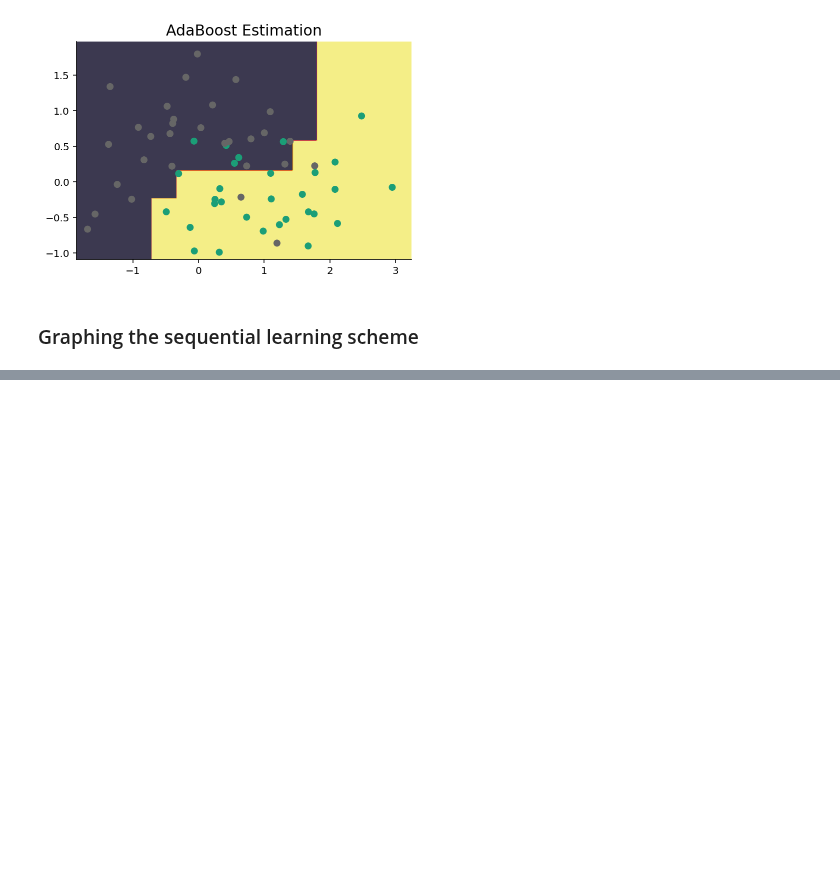
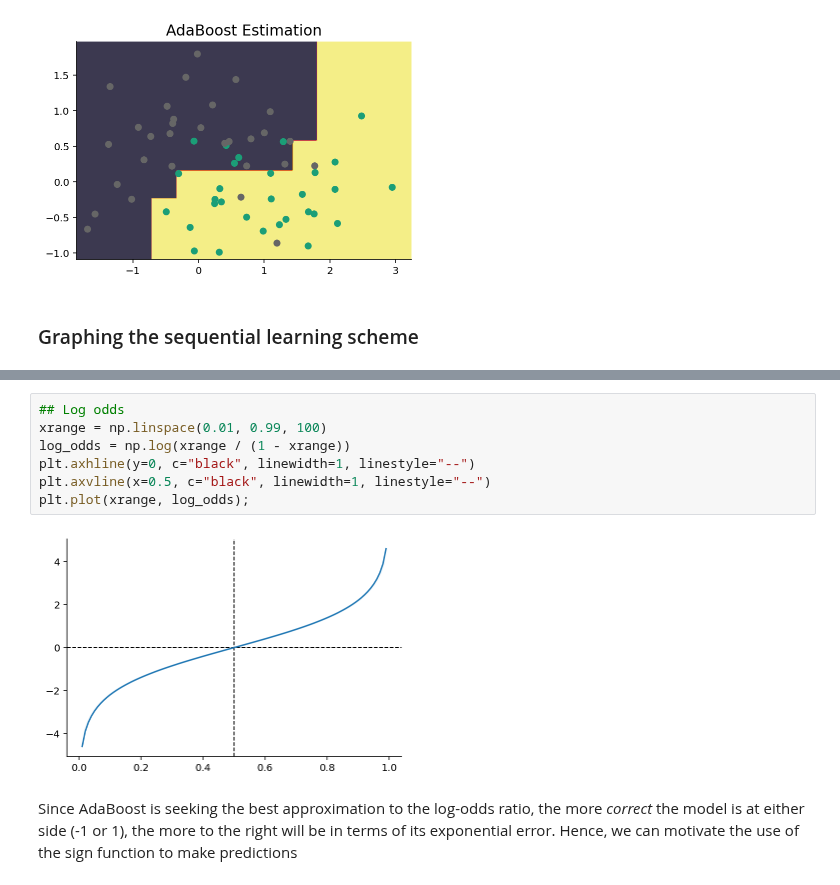
Before and after one commit to gerdm/prml, a Jupyter notebook: chapter14/boosting.ipynb, the cells around one changed output, grey strips where cells are left out. Drawn from its saved outputs; the diff is of its cells as text; blank space fills up the shorter version.

```diff
--- a/chapter14/boosting.ipynb
+++ b/chapter14/boosting.ipynb
@@ -207,0 +228,11 @@ Text(0.5, 1.1, 'AdaBoost')
+# %%
+## Log odds
+xrange = np.linspace(0.01, 0.99, 100)
+log_odds = np.log(xrange / (1 - xrange))
+plt.axhline(y=0, c="black", linewidth=1, linestyle="--")
+plt.axvline(x=0.5, c="black", linewidth=1, linestyle="--")
+plt.plot(xrange, log_odds);
+# %% [output]
+[figure, added]
+# %% [markdown]
+Since AdaBoost is seeking the best approximation to the log-odds ratio, the more *correct* the model is at either side (-1 or 1), the more to the right will be in terms of its exponential error. Hence, we can motivate the use of the sign function to make predictions
```
Also changed, not shown: parts of 3 cells of this notebook.
